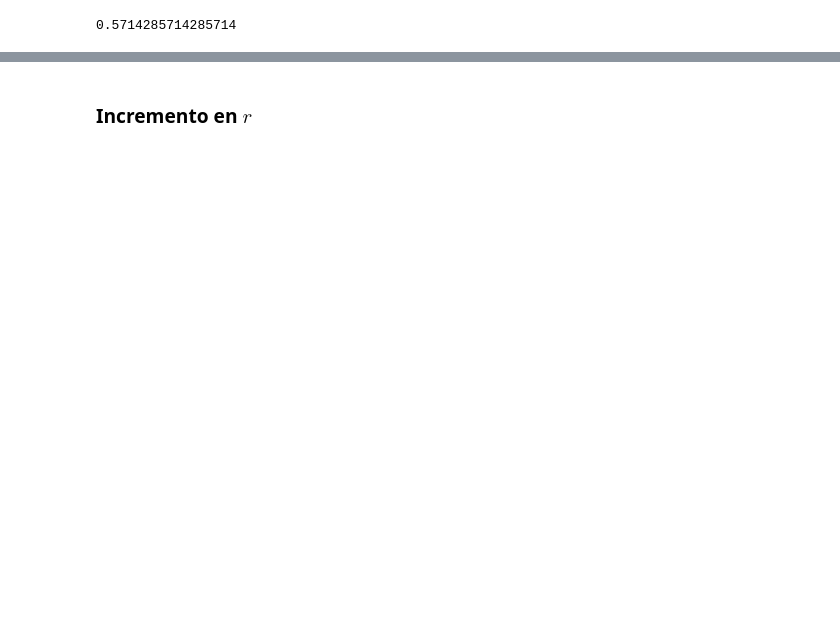
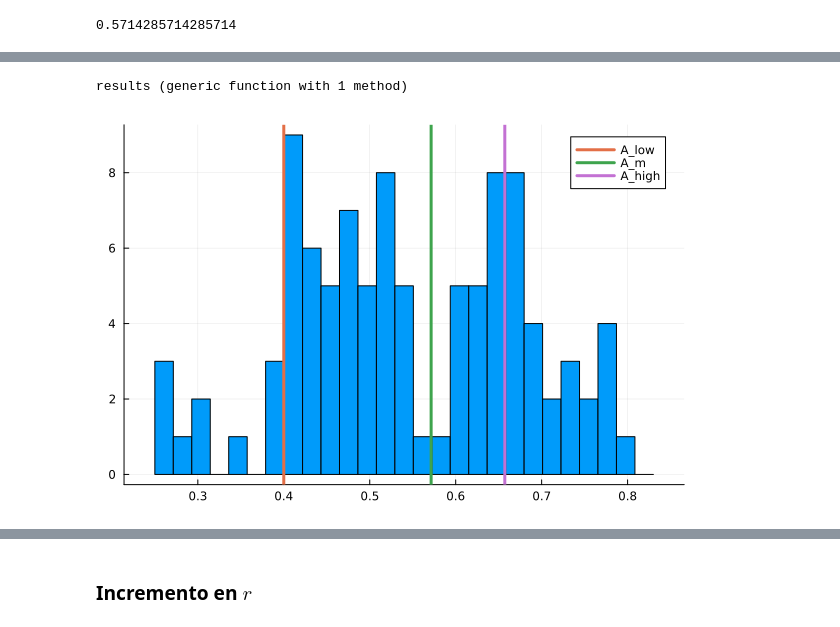
Before and after one commit to fabazan/banca, a Jupyter notebook: holmstromtirole.ipynb, the cells around one changed output, grey strips where cells are left out. Saved outputs shown, nothing was run; the diff lists cells and outputs as text; code cells hidden in the pictures; blank space fills up the shorter version.

```diff
--- a/holmstromtirole.ipynb
+++ b/holmstromtirole.ipynb
@@ -69,0 +78,20 @@ vline!([A_high(r_star)], linewidth=3, label="A_high")
+# %%
+function results(A_array, r, r⃰, c, B, b)
+    df = DataFrame(A=A_array)
+    df.credit = ifelse.(df.A .> A_low(r⃰, r, I, P_H, c, Δp, R, b), "SI", "NO")
+    df.Im = ifelse.(((df.credit .== "SI") .&& (df.A .< A_high(r⃰, I, P_H, R, B, Δp))), (P_H/r * c/Δp), 0)
+    df.Iu = ifelse.((df.credit .== "SI") .&& ((I .- df.A .- df.Im) .> 0), (I .- df.A .- df.Im), 0)
+    df.I = ifelse.(df.credit .== "SI", df.A .+ df.Im .+ df.Iu, 0)
+
+    df.Rm = ifelse.(df.credit .== "SI", r .* df.Im ./ P_H, 0)
+    df.Ru = ifelse.(df.credit .== "SI", r⃰ .* df.Iu ./ P_H, 0)
+    df.Rf = ifelse.(df.credit .== "SI", R .- df.Rm .- df.Ru, 0)
+
+    return df
+end
+# %% [output]
+results (generic function with 1 method)
+# %%
+histograma(A_array, r, r⃰, c, B, b)
+# %% [output]
+[figure, added]
```
Also changed, not shown: parts of 71 cells of this notebook.
